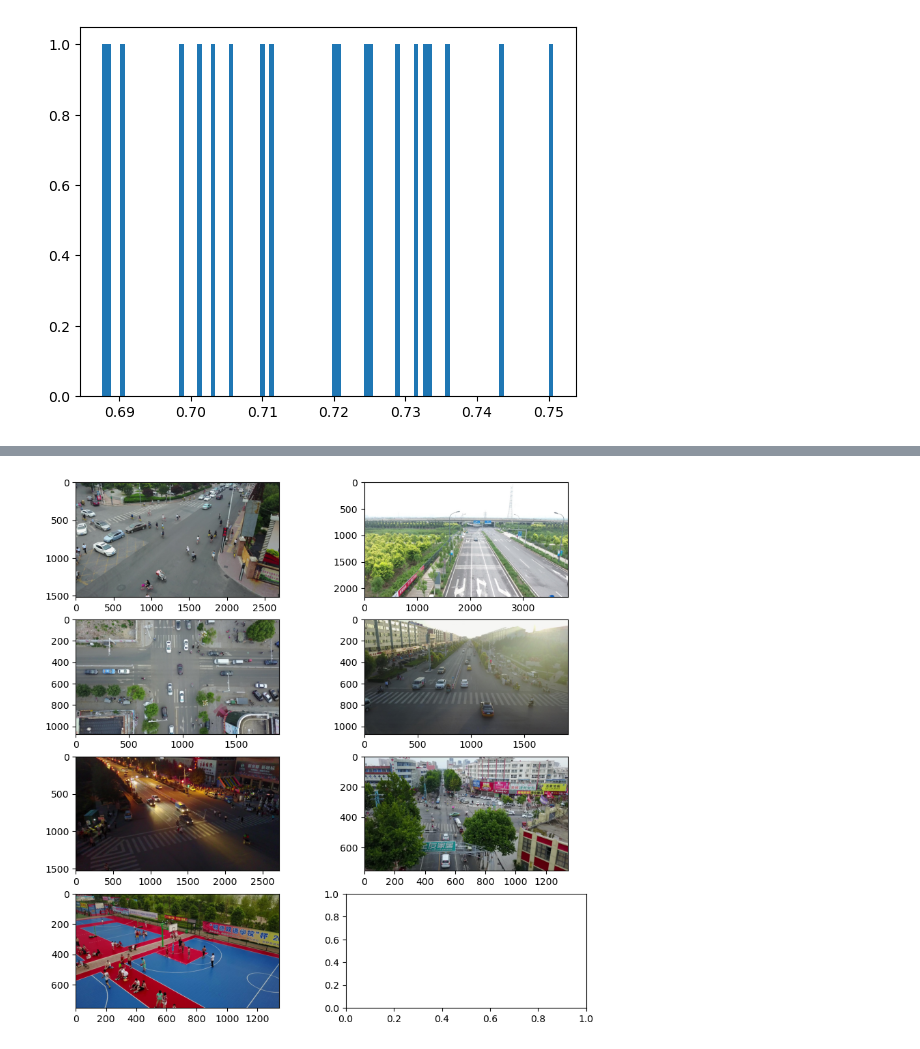
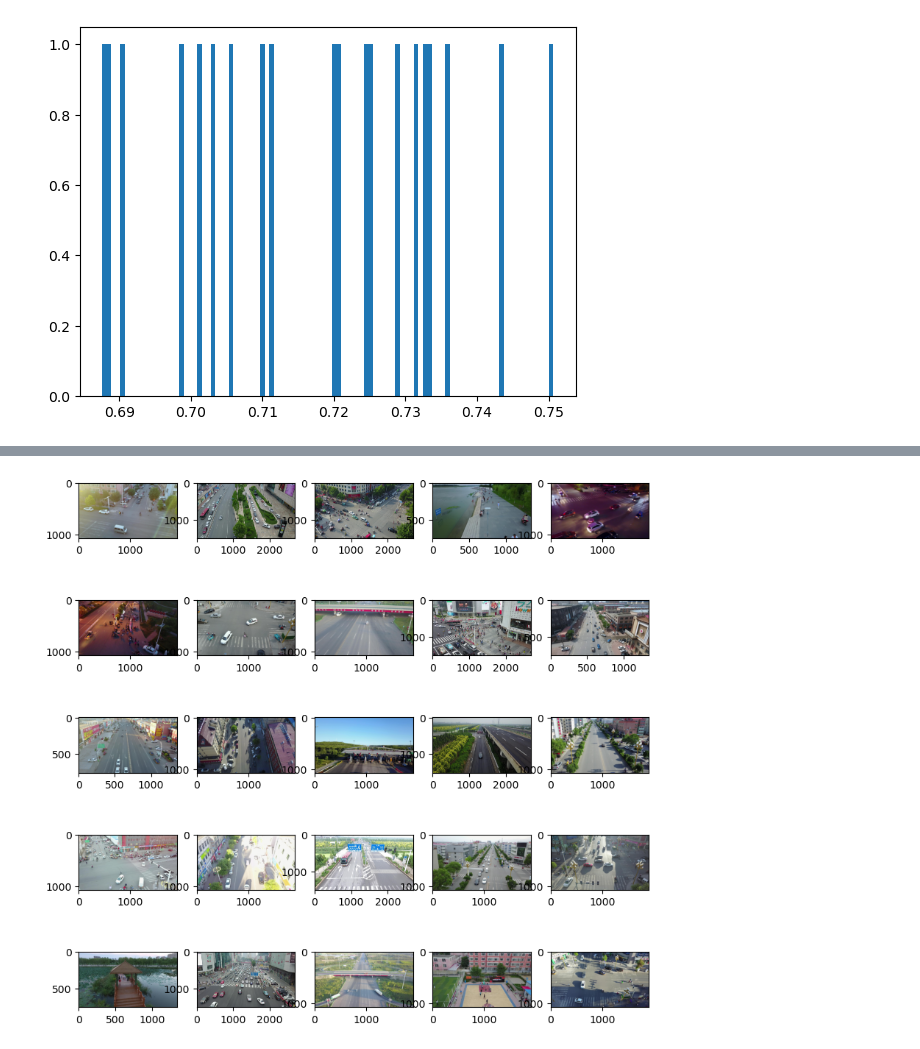
Before and after one commit to Usatoff/datasets_similarity, a Jupyter notebook: secs.ipynb, the cells around one changed output, grey strips where cells are left out. Saved outputs shown, nothing was run; the diff lists cells and outputs as text; code cells hidden in the pictures.

```diff
--- a/secs.ipynb
+++ b/secs.ipynb
@@ -238,6 +238,6 @@ plt.hist(similarities_list, bins=100, range=[min(similarities_list), max(similar
  <BarContainer object of 100 artists>)
 [figure]
 # %%
-test_dataset = MyDataset(images_folder="/Users/alex-usatoff/Downloads/VisDrone2019-MOT-val/sequences")
+test_dataset = MyDataset(images_folder="/Users/alex-usatoff/Downloads/VisDrone2019-MOT-train/sequences")
 len(test_dataset), len(my_dataset)
 # %% [output]
@@ -348,4 +348,4 @@ plot_images(my_dataset, 8)
 # %%
-plot_images(test_dataset, 7)
+plot_images(test_dataset, 25)
 # %% [output]
-[figure, old version]
+[figure, new version]
```
Also changed, not shown: parts of 7 cells of this notebook.
